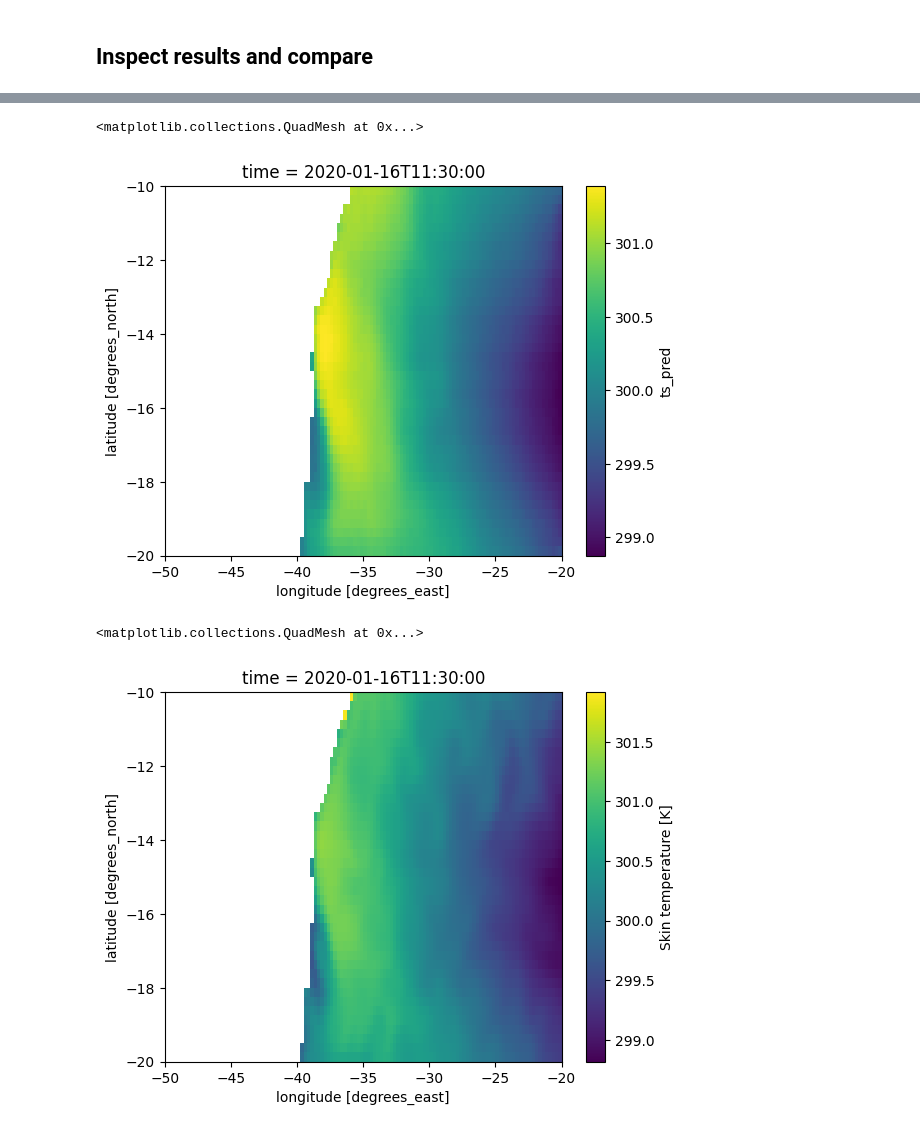
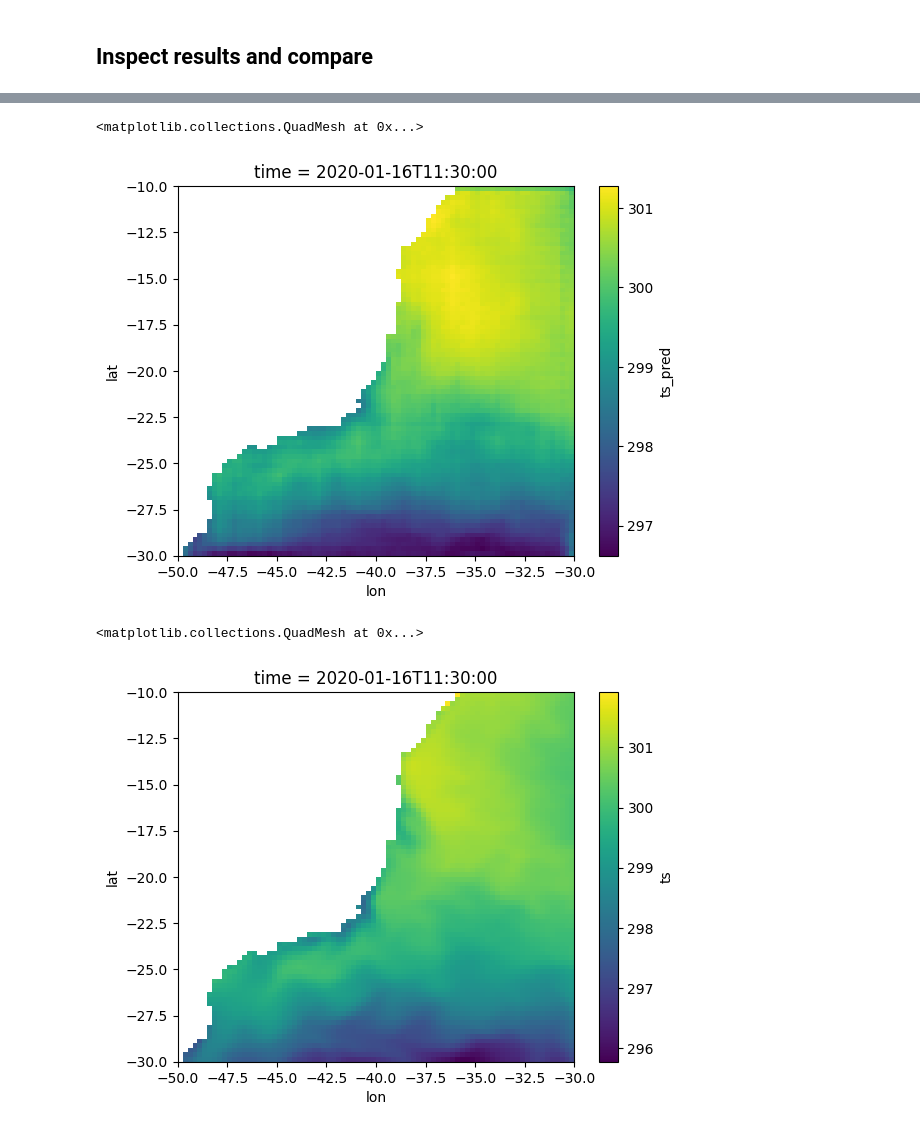
Before and after one commit to ESMValGroup/ClimaNet, a Jupyter notebook: notebooks/example.ipynb, the cells around one changed output, grey strips where cells are left out. Cells and saved outputs as stored; diff of their text form; code cells hidden in the pictures.

```diff
--- a/notebooks/example.ipynb
+++ b/notebooks/example.ipynb
@@ -26,8 +25,8 @@ lsm_mask = lsm_mask.rename({'latitude': 'lat', 'longitude': 'lon'})
 ## Subset data (for fast example)
 # %%
 # coordinates of subset
-lon_subset = slice(-50, -20)
-lat_subset = slice(-20, -10)
+lon_subset = slice(-50, -10)
+lat_subset = slice(-30, 10)
 
 daily_subset = daily_data.sel(lon=lon_subset, lat=lat_subset)
 monthly_subset = monthly_data.sel(lon=lon_subset, lat=lat_subset)
@@ -89,0 +64,15 @@ dataloader = DataLoader(
+# %%
+dataset = STDataset(
+    daily_da=daily_subset["ts"],
+    monthly_da=monthly_subset["ts"],
+    land_mask=lsm_subset["lsm"],
+    patch_size=(patch_size[1]*20, patch_size[2]*20),  # based on the patch_size in model
+)
+
+# create dataloader
+dataloader = DataLoader(
+    dataset,
+    batch_size=2,
+    shuffle=True,
+    pin_memory=False,
+)
@@ -186,18 +201,27 @@ print(monthly_prediction.shape)
-# %%
-monthly_subset["ts_pred"] = (
-    ("time", "lat", "lon"),
-    monthly_prediction,  # remove batch dimensions
-)
+# %%
+### Creat a xarrray dataset
+data_vars = {
+    "ts": (("time", "lat", "lon"), monthly_target[0].numpy()),
+    "ts_pred": (("time", "lat", "lon"), monthly_prediction),
+}
+
+coords = {
+    "time": monthly_subset["time"].values,
+    "lat": lat_batch[0],
+    "lon": lon_batch[0],
+}
+
+ds = xr.Dataset(data_vars=data_vars, coords=coords)
 # %%
-monthly_subset["ts_pred"].isel(time=0).plot()
+ds["ts_pred"].isel(time=0).plot()
 # %% [output]
 <matplotlib.collections.QuadMesh at 0x...>
-[figure, old version]
+[figure, new version]
 # %%
 # original target
-monthly_subset["ts"].where(~lsm_subset["lsm"].values).isel(time=0).plot()
+ds["ts"].where(~land_mask[0].numpy()).isel(time=0).plot()
 # %% [output]
 <matplotlib.collections.QuadMesh at 0x...>
-[figure, old version]
+[figure, new version]
 # %%
 # Error
```
Also changed, not shown: parts of 15 cells of this notebook.
